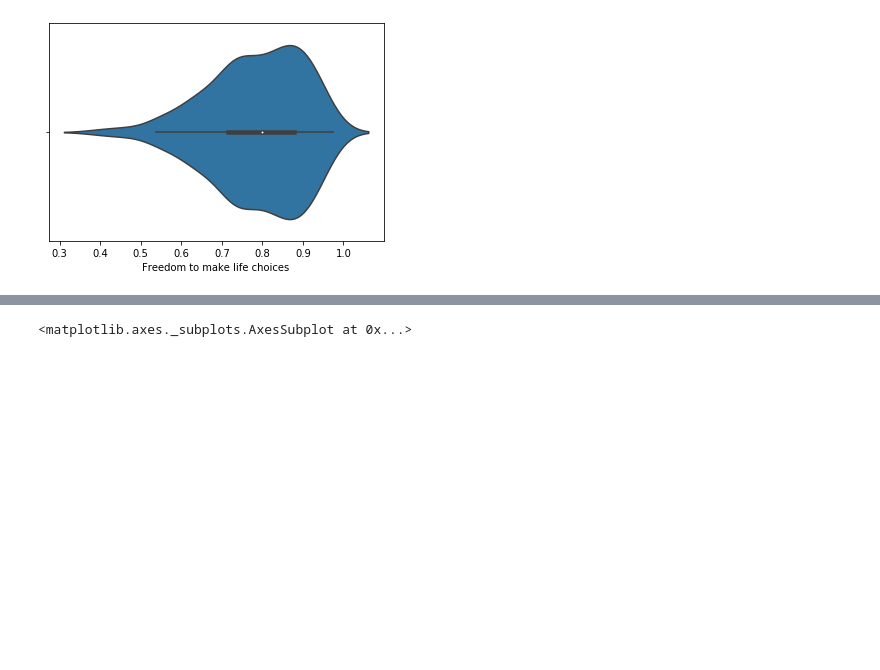
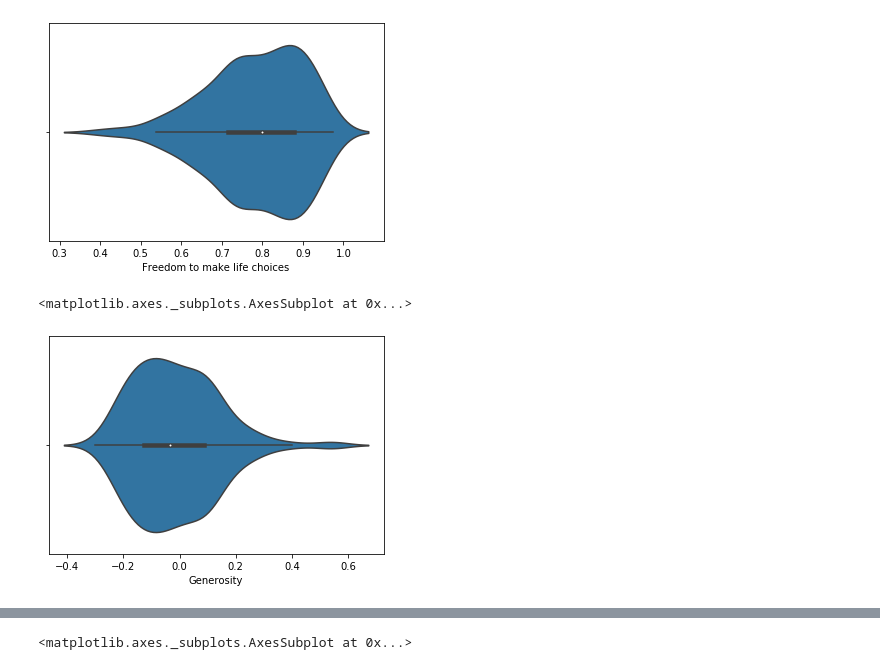
Before and after one commit to ax18031/ax18031_EMATM0048, a Jupyter notebook: Part3_folder/PART3.ipynb, the cells around one changed output, grey strips where cells are left out. Drawn from its saved outputs; the diff is of its cells as text; code cells hidden in the pictures; blank space fills up the shorter version.

```diff
--- a/Part3_folder/PART3.ipynb
+++ b/Part3_folder/PART3.ipynb
@@ -154,3 +162,8 @@ sns.violinplot(df['Freedom to make life choices'])
 # %% [output]
 <matplotlib.axes._subplots.AxesSubplot at 0x...>
 [figure]
+# %%
+sns.violinplot(df['Generosity'])
+# %% [output]
+<matplotlib.axes._subplots.AxesSubplot at 0x...>
+[figure, added]
```
Also changed, not shown: parts of 5 cells of this notebook.
